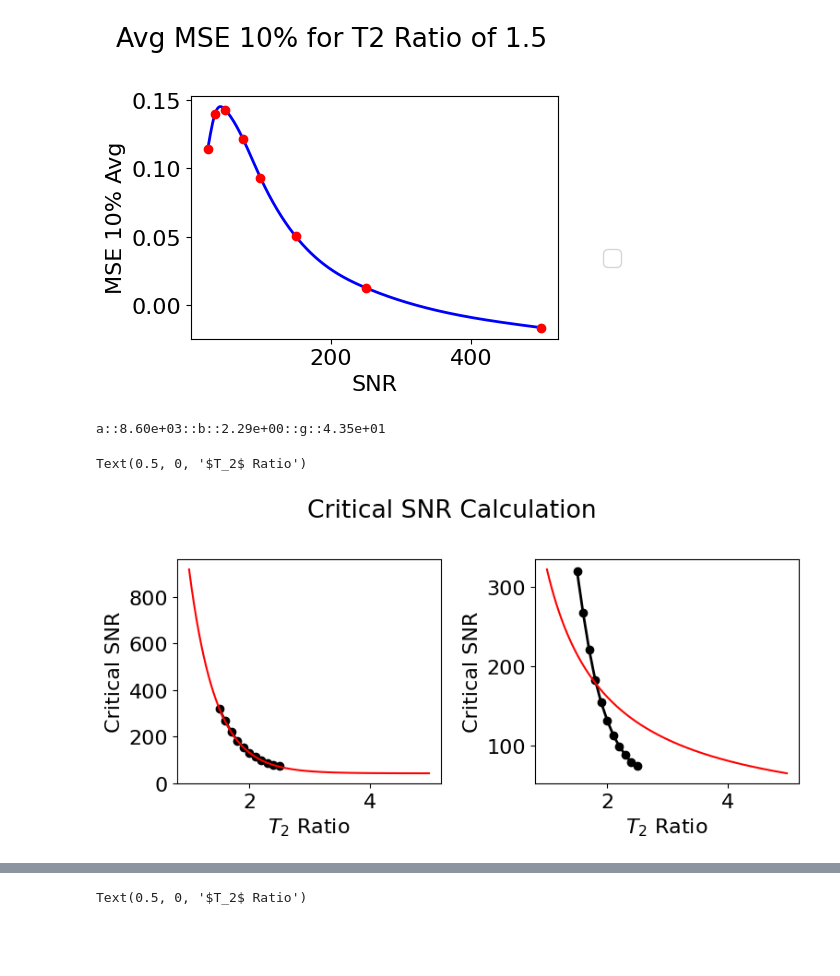
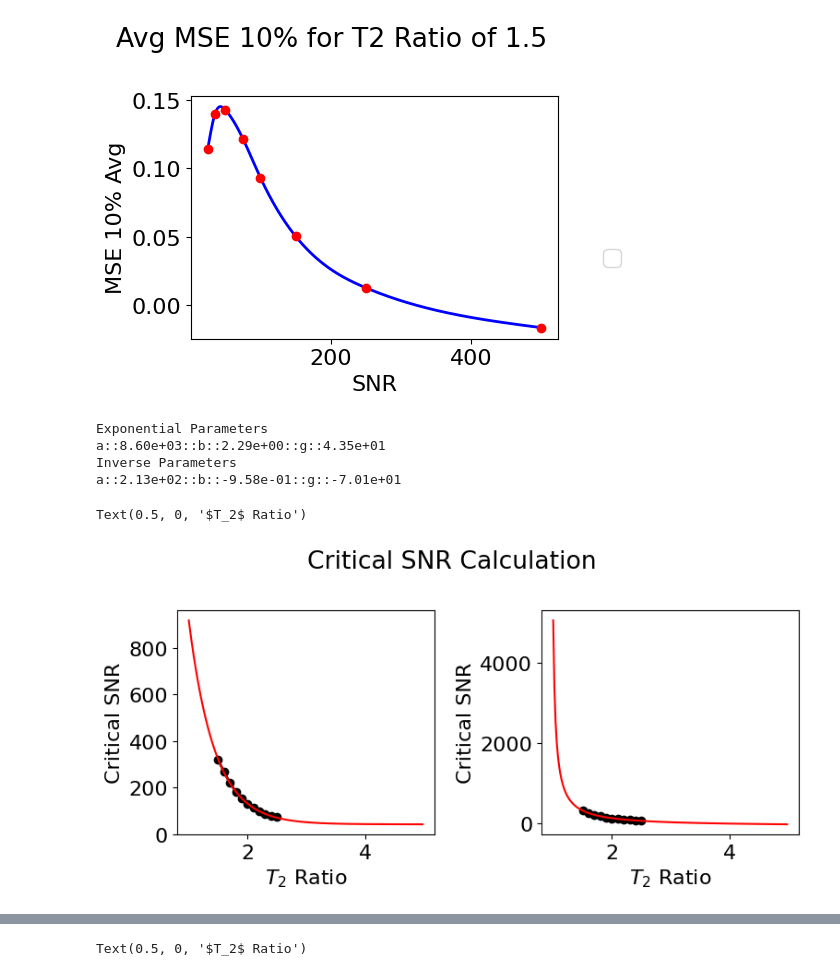
Before and after one commit to Griffin997/Stabilization, a Jupyter notebook: Reassign_Experiment/reassign_T2rat_Exp_Analysis.ipynb, the cells around one changed output, grey strips where cells are left out. Saved outputs shown, nothing was run; the diff lists cells and outputs as text; code cells hidden in the pictures; blank space fills up the shorter version.

```diff
--- a/Reassign_Experiment/reassign_T2rat_Exp_Analysis.ipynb
+++ b/Reassign_Experiment/reassign_T2rat_Exp_Analysis.ipynb
@@ -352,7 +352,7 @@ for iSNR in range(len(SNR_short_array)):
 
 
 
-SNR_short_array = [0, -4, -2]
+SNR_short_array = [0, -4, -1]
 for iSNR in range(len(SNR_short_array)):
     SNR_index_oi = SNR_short_array[iSNR]
     SNR_temp_value = SNR_array[SNR_index_oi]
@@ -537,31 +541,40 @@ for iT2 in range(len(T2rat_array)):
 # %%
 def exp_fit(T2_rat, alpha, beta, gamma):
     return alpha*np.exp(-beta*T2_rat)+gamma
 
-def inv_fit(T2_rat, alpha):
-    return alpha/T2_rat
+def inv_fit(T2_rat, alpha, beta, gamma):
+    return alpha/(T2_rat+beta)+gamma
 
 popt_exp, _ = scipy.optimize.curve_fit(exp_fit, T2rat_array, x_intersection, p0 = [500, 1, 50])
 
-popt_inv, _ = scipy.optimize.curve_fit(inv_fit, T2rat_array, x_intersection, p0 = [200])
+popt_inv, _ = scipy.optimize.curve_fit(inv_fit, T2rat_array, x_intersection, p0 = [500, 1, 50])
 
 T2_rat_interp = np.arange(1,5,0.02)
+
+print("Exponential Parameters")
+print(f"a::{popt_exp[0]:0.2e}::b::{popt_exp[1]:0.2e}::g::{popt_exp[2]:0.2e}")
+
+print("Inverse Parameters")
+print(f"a::{popt_inv[0]:0.2e}::b::{popt_inv[1]:0.2e}::g::{popt_inv[2]:0.2e}")
 
 plt.rc('font', size = 16)
 fig, ax = plt.subplots(1,2, figsize = (8, 4), tight_layout=True)
 fig.suptitle(f"Critical SNR Calculation")
 
 ax[0].plot(T2rat_array, x_intersection, color = 'k', ls = '-', marker = 'o', lw = 2)
 ax[0].plot(T2_rat_interp, exp_fit(T2_rat_interp, *popt_exp), color = 'r')
 ax[0].set_ylabel("Critical SNR")
 ax[0].set_xlabel(r'$T_2$ Ratio')
-print(f"a::{popt_exp[0]:0.2e}::b::{popt_exp[1]:0.2e}::g::{popt_exp[2]:0.2e}")
+
 
 ax[1].plot(T2rat_array, x_intersection, color = 'k', ls = '-', marker = 'o', lw = 2)
 ax[1].plot(T2_rat_interp, inv_fit(T2_rat_interp, *popt_inv), color = 'r')
 ax[1].set_ylabel("Critical SNR")
 ax[1].set_xlabel(r'$T_2$ Ratio')
 # %% [output]
+Exponential Parameters
 a::8.60e+03::b::2.29e+00::g::4.35e+01
+Inverse Parameters
+a::2.13e+02::b::-9.58e-01::g::-7.01e+01
 Text(0.5, 0, '$T_2$ Ratio')
-[figure, old version]
+[figure, new version]
```
Also changed, not shown: parts of 6 cells of this notebook.
